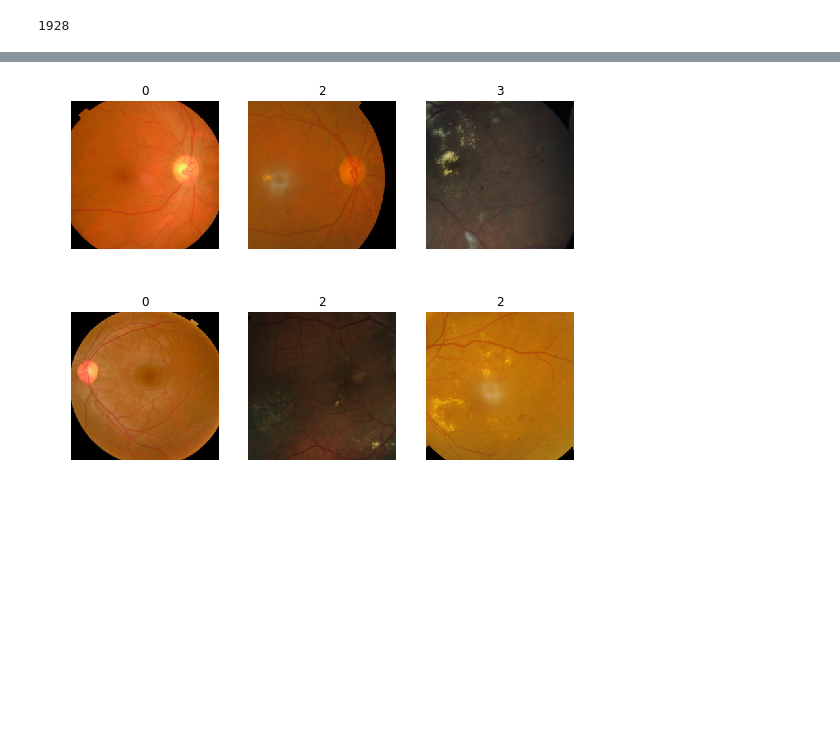
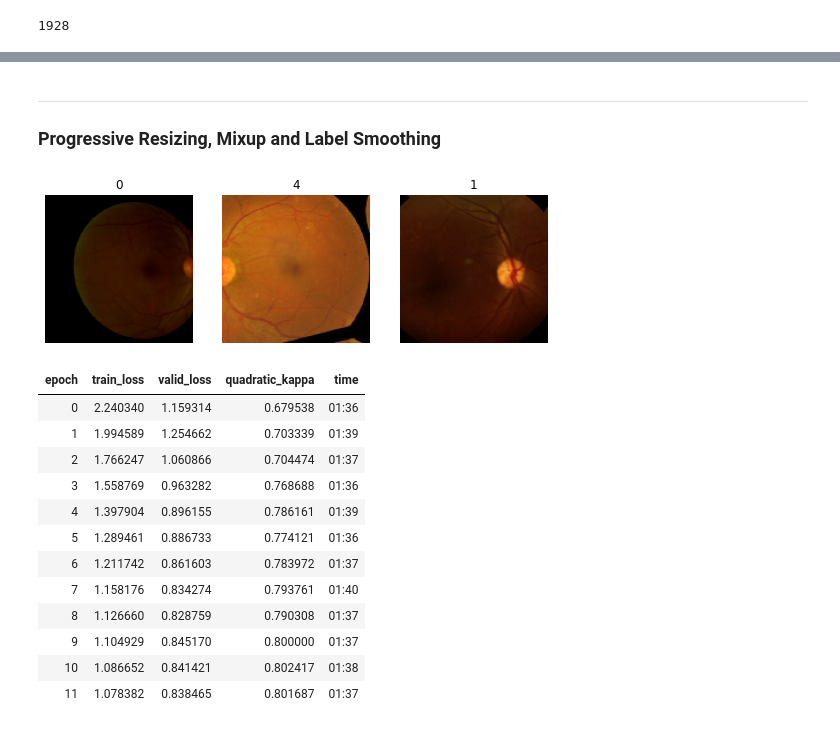
Before and after one commit to harish3110/my_fastai_notebooks, a Jupyter notebook: Vision/APTOS 2019 Blindness Detection.ipynb, the cells around one changed output, grey strips where cells are left out. Drawn from its saved outputs; the diff is of its cells as text; code cells hidden in the pictures; blank space fills up the shorter version.

```diff
--- a/Vision/APTOS 2019 Blindness Detection.ipynb
+++ b/Vision/APTOS 2019 Blindness Detection.ipynb
@@ -58,9 +98,17 @@ len(test)
 # %% [output]
 1928
 # %%
+# presizing
+item_tfms=Resize(480),
+batch_tfms=aug_transforms(size=224, min_scale=0.75)
+
 dblock = DataBlock(
+    blocks=(ImageBlock, CategoryBlock),
     get_x=ColReader('id_code', pref=path/'train_images', suff='.png'),
-    get_y=ColReader('diagnosis'))
+    get_y=ColReader('diagnosis'),
+    splitter=RandomSplitter(seed=42),
+    item_tfms = item_tfms,
+    batch_tfms = batch_tfms
+)
 
-dsets = dblock.datasets(train)
-dsets.train[0]
+dls = dblock.dataloaders(train)
@@ -70,24 +186,25 @@ dsets.train[0]
+# %% [markdown]
+---
+### Progressive Resizing, Mixup and Label Smoothing
 # %%
-item_tfms=Resize(460),
-batch_tfms=aug_transforms(size=224, min_scale=0.75)
+def get_dls(bs, size, presize=480):
+    # presizing
+    item_tfms=Resize(presize),
+    batch_tfms=aug_transforms(size=size, min_scale=0.75)
 
-dblock = DataBlock(
-    blocks=(ImageBlock, CategoryBlock),
-    get_x=ColReader('id_code', pref=path/'train_images', suff='.png'),
-    get_y=ColReader('diagnosis'),
-    splitter=RandomSplitter(seed=42),
-    item_tfms = item_tfms,
-    batch_tfms = batch_tfms
-)
-
-dls = dblock.dataloaders(train)
+    dblock = DataBlock(
+        blocks=(ImageBlock, CategoryBlock),
+        get_x=ColReader('id_code', pref=path/'train_images', suff='.png'),
+        get_y=ColReader('diagnosis'),
+        splitter=RandomSplitter(seed=42),
+        item_tfms = item_tfms,
+        batch_tfms = batch_tfms
+    )
+    return dblock.dataloaders(train, bs=bs)
+# %%
+# getting a dataloader of bs=64 and size=128*128 and presize of 460
+dls = get_dls(64, 128)
 # %%
-dls.show_batch(max_n=3, rows=1)
+dls.show_batch(max_n=3)
 # %% [output]
-[figure, old version]
+[figure, new version]
-# %%
-# Another method by using the convenience function
-dls = ImageDataLoaders.from_df(train, path/'train_images', suff='.png', item_tfms=item_tfms, batch_tfms=batch_tfms)
-dls.show_batch(max_n=3, rows=1)
-# %% [output]
-[figure, removed]
@@ -93,0 +216,16 @@ dls.show_batch(max_n=3, rows=1)
+# %%
+learn.fit_one_cycle(12, lr_max=1e-3)
+# %% [output]
+| epoch | train_loss | valid_loss | quadratic_kappa | time |
+| 0 | 2.240340 | 1.159314 | 0.679538 | 01:36 |
+| 1 | 1.994589 | 1.254662 | 0.703339 | 01:39 |
+| 2 | 1.766247 | 1.060866 | 0.704474 | 01:37 |
+| 3 | 1.558769 | 0.963282 | 0.768688 | 01:36 |
+| 4 | 1.397904 | 0.896155 | 0.786161 | 01:39 |
+| 5 | 1.289461 | 0.886733 | 0.774121 | 01:36 |
+| 6 | 1.211742 | 0.861603 | 0.783972 | 01:37 |
+| 7 | 1.158176 | 0.834274 | 0.793761 | 01:40 |
+| 8 | 1.126660 | 0.828759 | 0.790308 | 01:37 |
+| 9 | 1.104929 | 0.845170 | 0.800000 | 01:37 |
+| 10 | 1.086652 | 0.841421 | 0.802417 | 01:38 |
+| 11 | 1.078382 | 0.838465 | 0.801687 | 01:37 |
```
Also changed, not shown: parts of 35 cells of this notebook, 1 other file.
